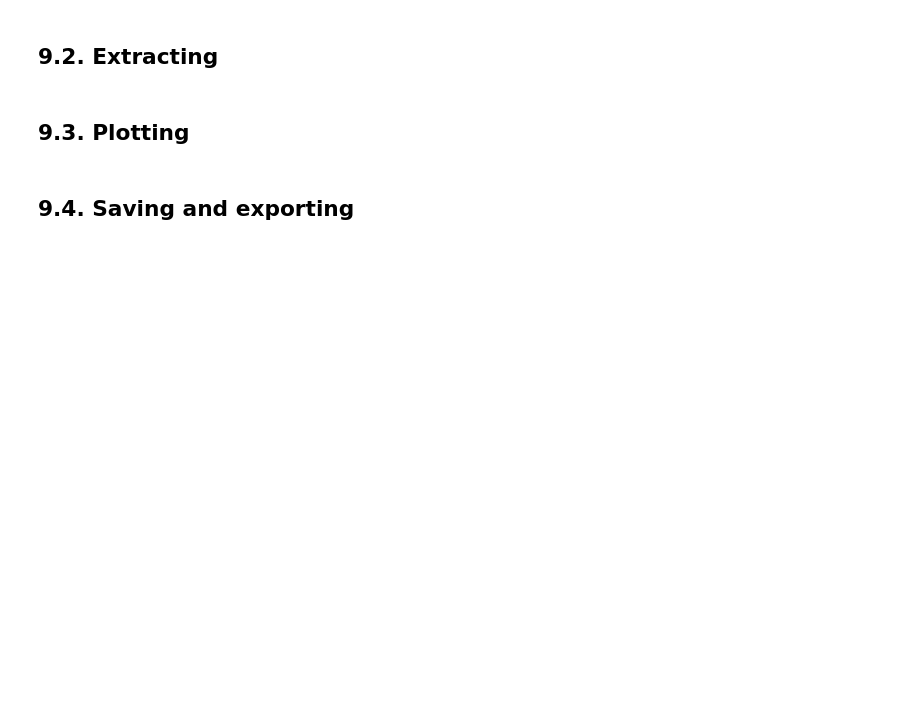
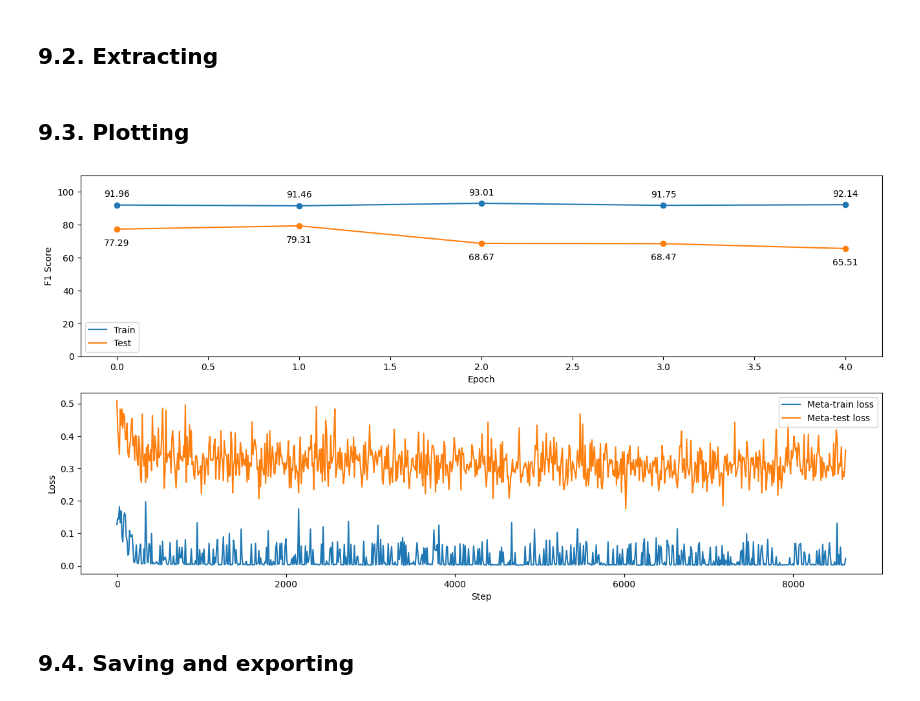
Before and after one commit to windatm/MTALog, a Jupyter notebook: MetaLog.ipynb, the cells around one changed output. Saved outputs shown, nothing was run; the diff lists cells and outputs as text; code cells hidden in the pictures; blank space fills up the shorter version.

```diff
--- a/MetaLog.ipynb
+++ b/MetaLog.ipynb
@@ -703,8 +716,8 @@ def extract_f1_scores(log_path, session):
     with open(log_path, "r") as file:
         lines = file.readlines()
         for line in lines:
-            train_match = re.search(rf"^.+ - MetaLog - {session} - INFO: Train: F1 score = (.+) \|", line)
-            test_match = re.search(rf"^.+ - MetaLog - {session} - INFO: Test: F1 score = (.+) \|", line)
+            train_match = re.search(rf"^.+ - MetaLog - {session} - INFO: Train: F1 score = (.+) \| Precision = (.+) \| Recall = (.+)$", line)
+            test_match = re.search(rf"^.+ - MetaLog - {session} - INFO: Test: F1 score = (.+) \| Precision = (.+) \| Recall = (.+)$", line)
 
             if train_match:
                 train_f1_scores.append(float(train_match.group(1)))
@@ -718,16 +731,16 @@ def extract_meta_losses(log_path, session):
     with open(log_path, "r") as file:
         lines = file.readlines()
         for line in lines:
-            match = re.search(rf"^.* - MetaLog - {session} - INFO: Step: .+ \| Meta-train loss: (.+) \| Meta-test loss: (.+)\.$", line)
+            match = re.search(rf"^.* - MetaLog - {session} - INFO: Step: (.+) \| Epoch: (.+) \| Meta-train loss: (.+) \| Meta-test loss: (.+)\.$", line)
             if match:
-                meta_train_losses.append(float(match.group(1)))
-                meta_test_losses.append(float(match.group(2)))
+                meta_train_losses.append(float(match.group(3)))
+                meta_test_losses.append(float(match.group(4)))
 
     return meta_train_losses, meta_test_losses
 
 # Extract the word2vec file path
 word2vec_file = extract_word2vec_file(STATISTICS_TEMPLATE_LOG_PATH, SESSION)
-title = f"BILATERAL GENERALIZATION TRANSFERRING HDFS TO BGL\n(using {word2vec_file})\n"
+title = f"BILATERAL GENERALIZATION TRANSFERRING HDFS TO BGL USING {word2vec_file}"
 
 # Extract F1 scores and losses
 train_f1_scores, test_f1_scores = extract_f1_scores(METALOG_LOG_PATH, SESSION)
@@ -739,43 +752,35 @@ def plot_f1_scores(ax, num_epochs, train_f1, test_f1):
     """Plot train and test F1 scores on the provided axis."""
     ax.set_ylim(0, 110)
     ax.plot(num_epochs, train_f1, color="tab:blue")
     ax.plot(num_epochs, test_f1, color="tab:orange")
     ax.legend(["Train", "Test"])
     ax.set_xlabel("Epoch")
     ax.set_ylabel("F1 Score")
 
     for i in range(len(num_epochs)):
         ax.plot(num_epochs[i], train_f1[i], "o", color="tab:blue", zorder=10)
         ax.text(num_epochs[i], train_f1[i] + 5, round(train_f1[i], 2), ha="center")
 
         ax.plot(num_epochs[i], test_f1[i], "o", color="tab:orange", zorder=10)
         ax.text(num_epochs[i], test_f1[i] - 10, round(test_f1[i], 2), ha="center")
 
 def plot_meta_losses(ax, num_steps, meta_train_losses, meta_test_losses):
     """Plot meta-train and meta-test losses on the provided axis."""
-    ax.set_ylim(0, 1)
     ax.plot(num_steps, meta_train_losses, color="tab:blue")
     ax.plot(num_steps, meta_test_losses, color="tab:orange")
     ax.legend(["Meta-train loss", "Meta-test loss"])
     ax.set_xlabel("Step")
     ax.set_ylabel("Loss")
-
-    # min_test_loss = min(meta_test_losses)
-
-    # for i in range(0, len(num_steps), 2):
-    #     ax.plot(num_steps[i], meta_train_losses[i], "o", color="tab:blue", zorder=10)
-    #     ax.text(num_steps[i], meta_train_losses[i] + LOSS_EPS, round(meta_train_losses[i], 4), ha="center")
-
-    #     ax.plot(num_steps[i], meta_test_losses[i], "o", color="tab:orange", zorder=10)
-    #     ax.text(num_steps[i], meta_test_losses[i] + LOSS_EPS, round(meta_test_losses[i], 4), color="red" if meta_test_losses[i] == min_test_loss else "black", ha="center")
 
 # Plot F1 scores and losses
 fig, axs = plt.subplots(2, 1, figsize=(16, 8))
 num_epochs = list(range(len(train_f1_scores)))
 num_steps = [i * 10 for i in range(len(meta_train_losses))]
 
 plot_f1_scores(axs[0], num_epochs, train_f1_scores, test_f1_scores)
 plot_meta_losses(axs[1], num_steps, meta_train_losses, meta_test_losses)
+# %% [output]
+[figure, added]
 # %% [markdown]
 ## 9.4. Saving and exporting
 # %%
```
Also changed, not shown: parts of 13 cells of this notebook, 3 other files.
